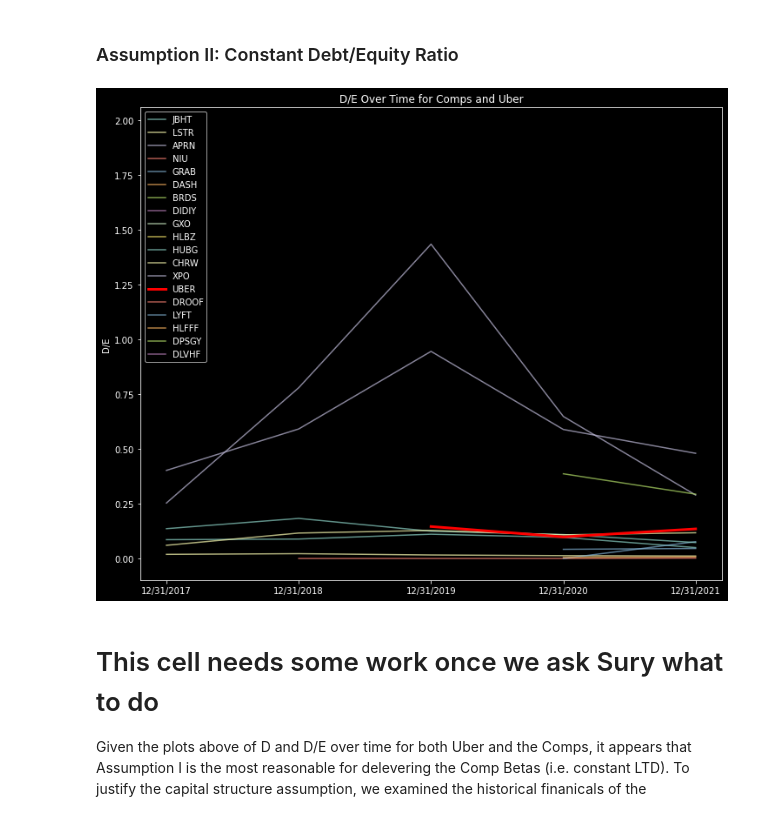
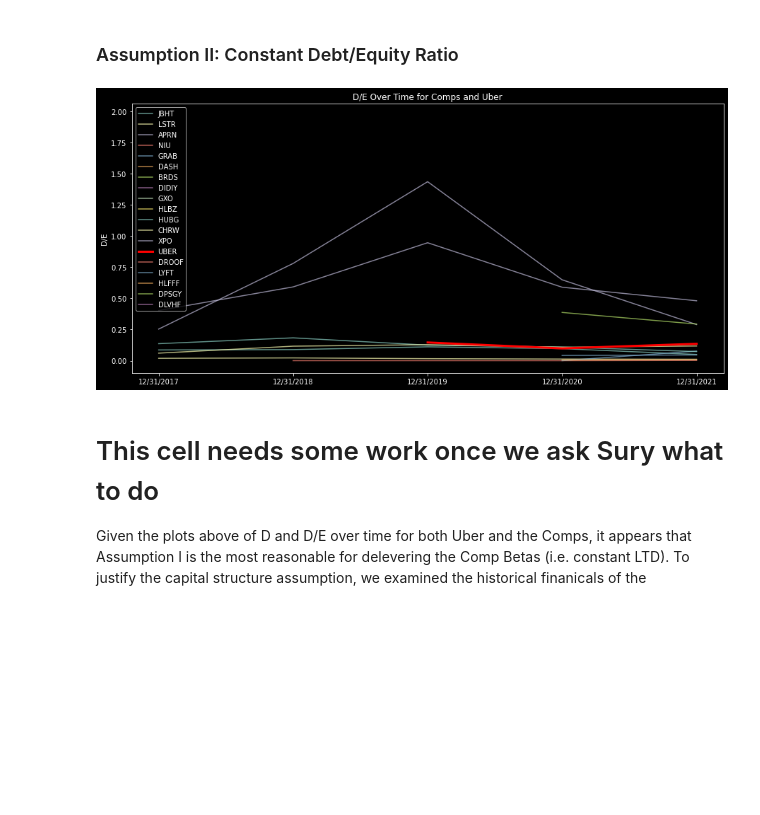
Before and after one commit to acremins1/SCL-and-Comps-Analysis, a Jupyter notebook: scl_analysis.ipynb, the cells around one changed output. Drawn from its saved outputs; the diff is of its cells as text; code cells hidden in the pictures; blank space fills up the shorter version.

```diff
--- a/scl_analysis.ipynb
+++ b/scl_analysis.ipynb
@@ -278,7 +299,7 @@ comp_financials.head()
 ### Assumption I: Constant Debt
 # %%
 #group by tic and plot dltt over time for each tic; if company is uber plot in red
-plt.rcParams['figure.figsize'] = [12, 10]
+plt.rcParams['figure.figsize'] = [15, 7]
 for tic in comp_financials['tic'].unique():
     df = comp_financials[comp_financials['tic'] == tic]
     if tic == 'UBER':
@@ -296,19 +317,17 @@ plt.show()
 # %%
 #group by tic and plot dltt over time for each tic; if company is uber plot in red
 for tic in comp_financials['tic'].unique():
     df = comp_financials[comp_financials['tic'] == tic]
     if tic == 'UBER':
         plt.plot(df['datadate'], df['dltt'] / (df['csho'] * df['prcc_c']), color='red', linewidth = 3, label=tic)
     else:
-        #make opacity of line 0.5
         plt.plot(df['datadate'], df['dltt'] / (df['csho'] * df['prcc_c']), alpha=0.7, label=tic)
-plt.rcParams['figure.figsize'] = [12, 10]
 plt.title('D/E Over Time for Comps and Uber')
 plt.ylabel('D/E')
 plt.legend(loc='best')
 plt.show()
 # %% [output]
-[figure, old version]
+[figure, new version]
 # %% [markdown]
 # This cell needs some work once we ask Sury what to do
 Given the plots above of D and D/E over time for both Uber and the Comps, it appears that Assumption I is the most reasonable for delevering the Comp Betas (i.e. constant LTD). To justify the capital structure assumption, we examined the historical finanicals of the corresponding comparables, looking at their measures of Debt over a 5 year period (when available) and their measure of D/E over time. For the comparables without annual financials data available on WRDS, we found information on their 10k statements.
```
Also changed, not shown: parts of 19 cells of this notebook.
